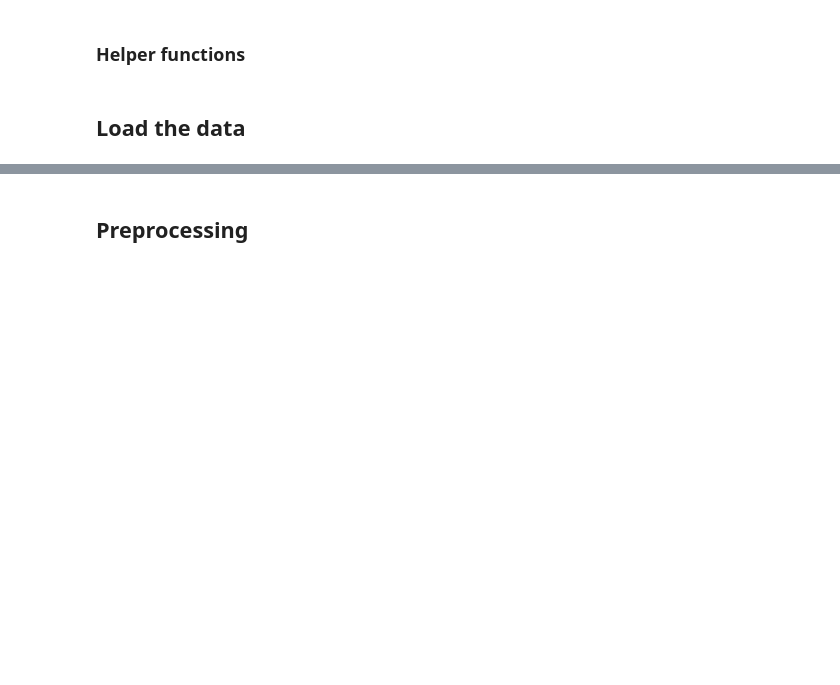
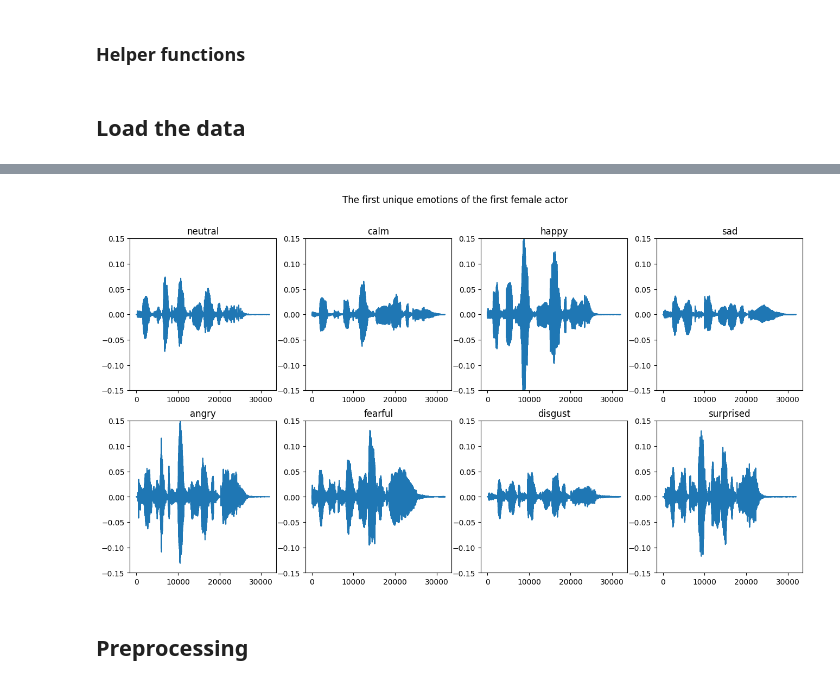
Before and after one commit to IsakLundstrom/D7041E-Mini-Project, a Jupyter notebook: project.ipynb, the cells around one changed output, grey strips where cells are left out. Saved outputs shown, nothing was run; the diff lists cells and outputs as text; code cells hidden in the pictures; blank space fills up the shorter version.

```diff
--- a/project.ipynb
+++ b/project.ipynb
@@ -122,3 +142,8 @@ plotAudio(shuffledData, shuffledGenderLabel, shuffledEmotionLabel, ylim=.15, row
+# %%
+title = "The first unique emotions of the first female actor"
+plotAudio([data[i] for i in firstUniqueEmotionIndeciesFemale], arrayEmotionNumToString([emotionLabel[i] for i in firstUniqueEmotionIndeciesFemale]), ylim=.15, rows=2, cols=4, t=title)
+# %% [output]
+[figure, added]
 # %% [markdown]
 ## Preprocessing
 # %% [markdown]
```
Also changed, not shown: parts of 26 cells of this notebook, 2 other files.
